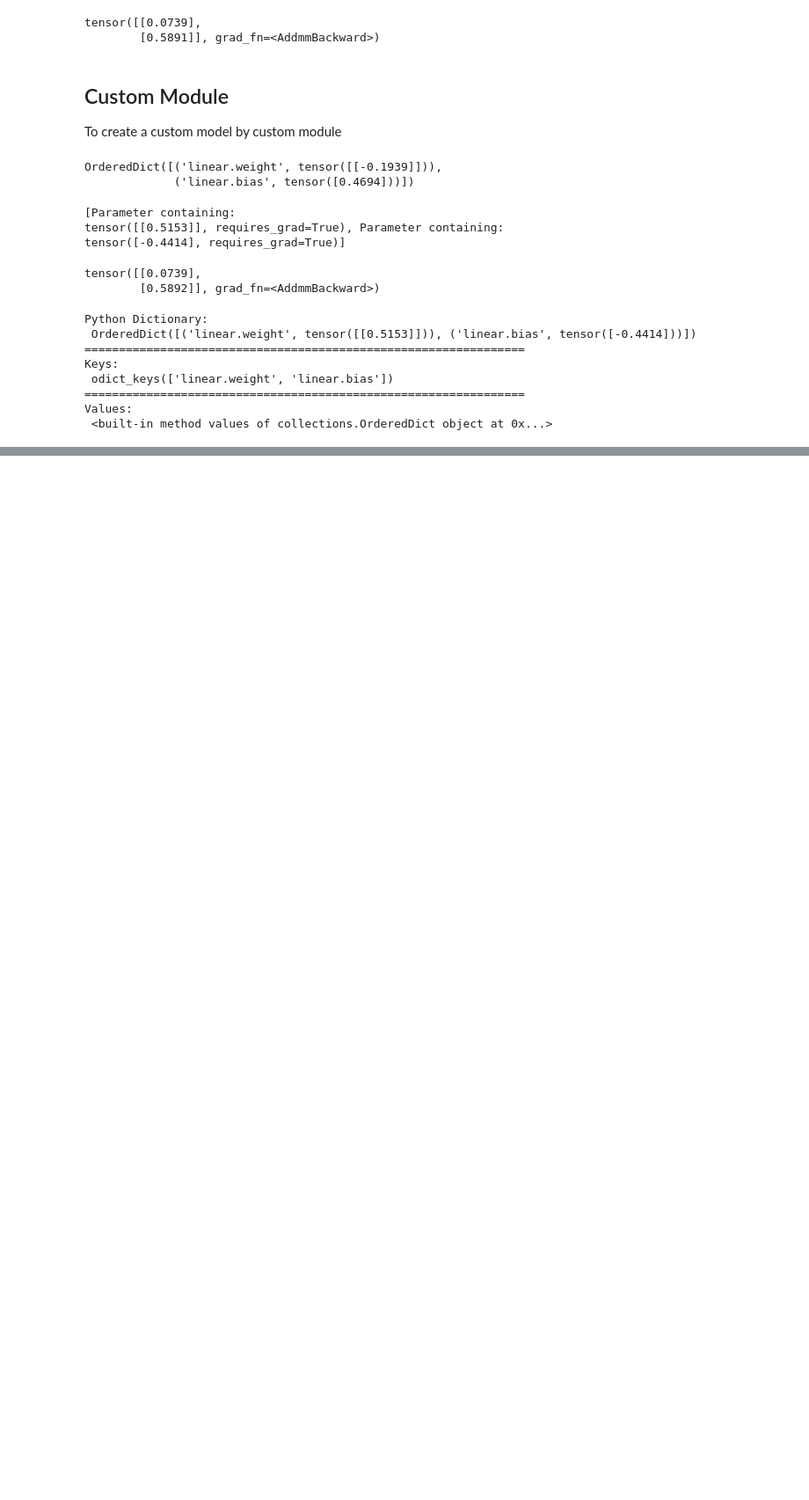
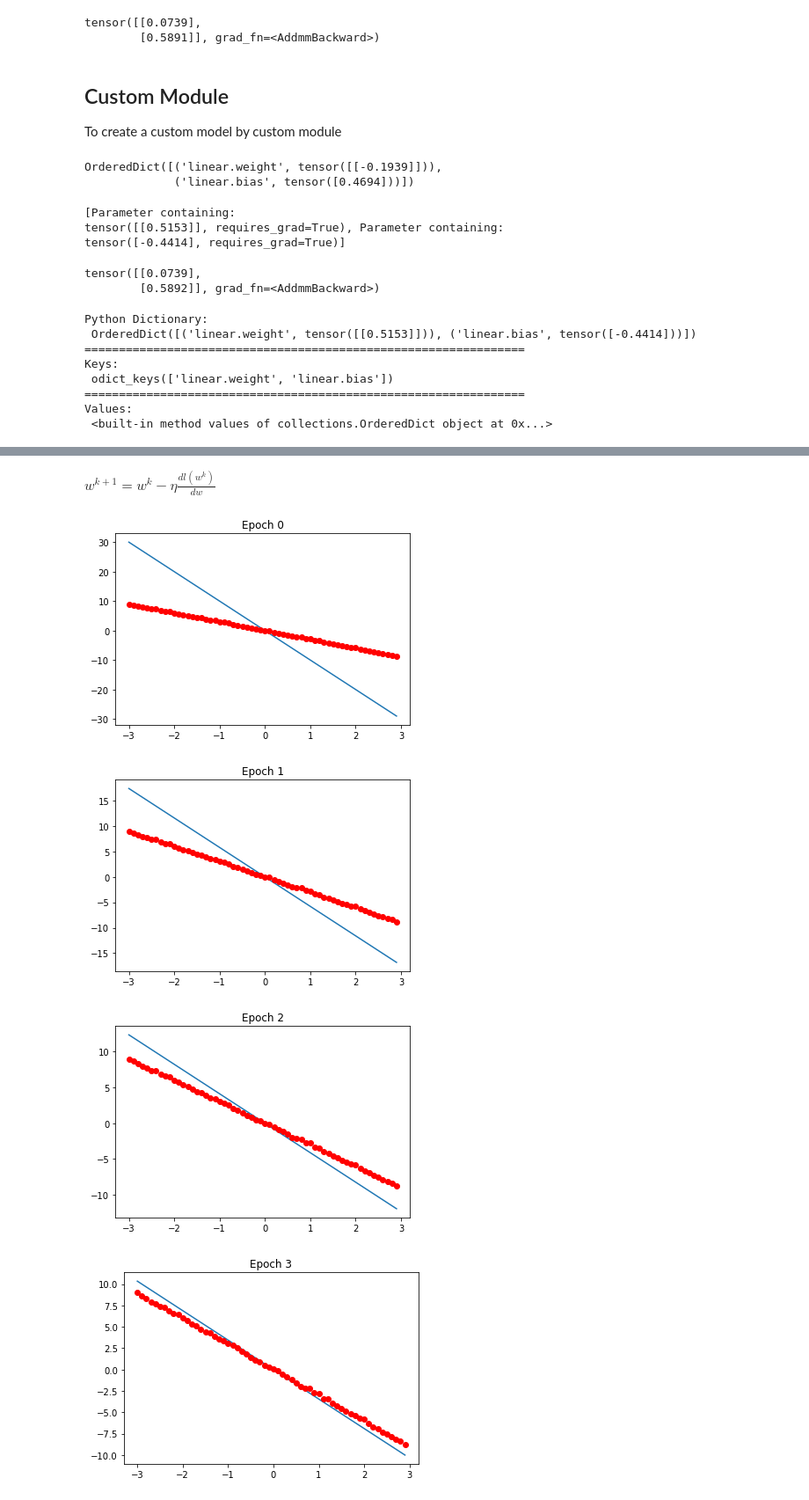
Before and after one commit to chengyu1301/Pytorch-Walkthrough, a Jupyter notebook: 001_Linear_Regression/01.Concept_of_Linear_Regression.ipynb, the cells around one changed output, grey strips where cells are left out. Shown: that part at 88% size. Saved outputs shown, nothing was run; the diff lists cells and outputs as text; code cells hidden in the pictures; blank space fills up the shorter version.

```diff
--- a/001_Linear_Regression/01.Concept_of_Linear_Regression.ipynb
+++ b/001_Linear_Regression/01.Concept_of_Linear_Regression.ipynb
@@ -129,0 +195,41 @@ Values:
+# %% [markdown]
+$w^{k+1}=w^k - \eta \frac{dl(w^k)}{dw}$
+# %%
+%matplotlib inline
+
+def forward(x):
+    return w * x
+
+## Cost Function
+def criterion(yhat, y):
+    return torch.mean((yhat-y)**2)
+
+# Set learing rate = 0.1
+lr = 0.1
+
+COST = []
+
+yhat = None
+
+for epoch in range(4):
+    yhat = forward(x)
+    loss = criterion(yhat, y)
+    loss.backward()
+
+    # print(w.grad)
+
+    w.data = w.data - lr * w.grad.data
+
+    w.grad.data.zero_() # Because Pytorch calculates grad in a iterative manner
+
+    COST.append(loss.item())
+
+    plt.title('Epoch %d' % epoch)
+    plt.plot(x.numpy(), yhat.detach().numpy())
+    plt.plot(x.numpy(), y.numpy(), 'ro')
+    plt.show()
+# %% [output]
+[figure, added]
+[figure, added]
+[figure, added]
+[figure, added]
```
Also changed, not shown: parts of 12 cells of this notebook, 23 other files.
